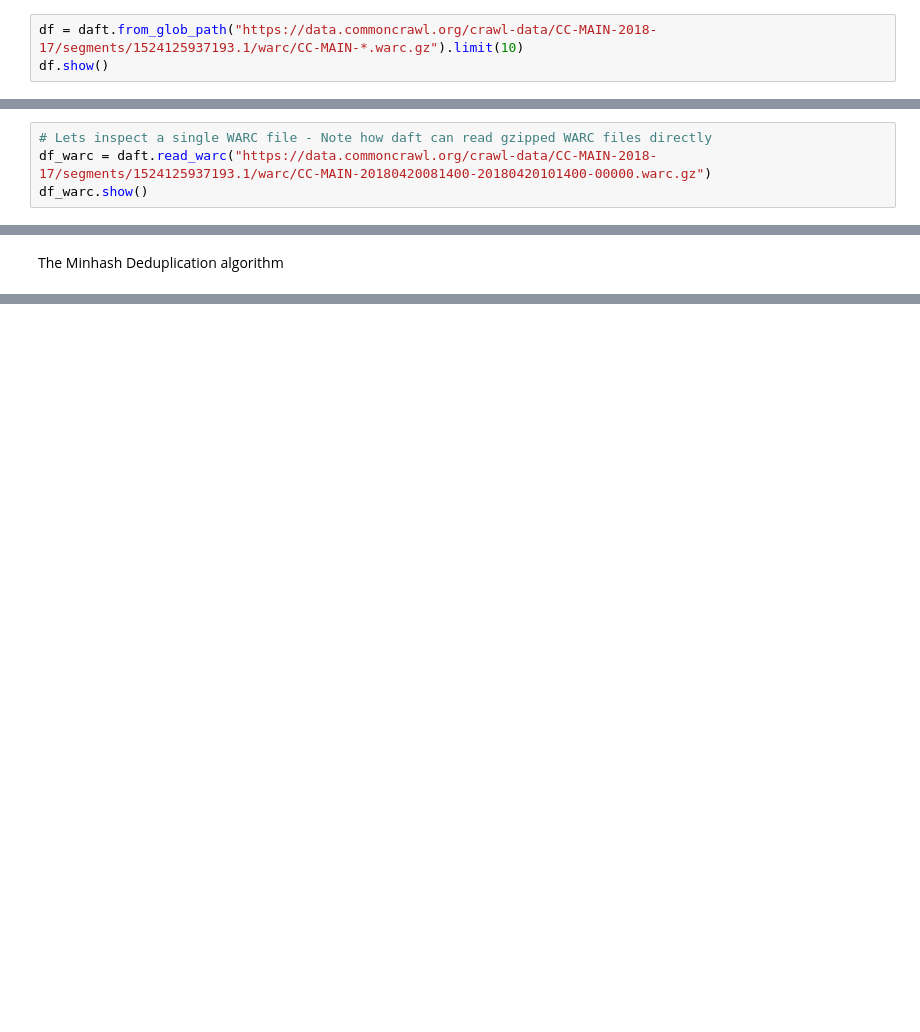
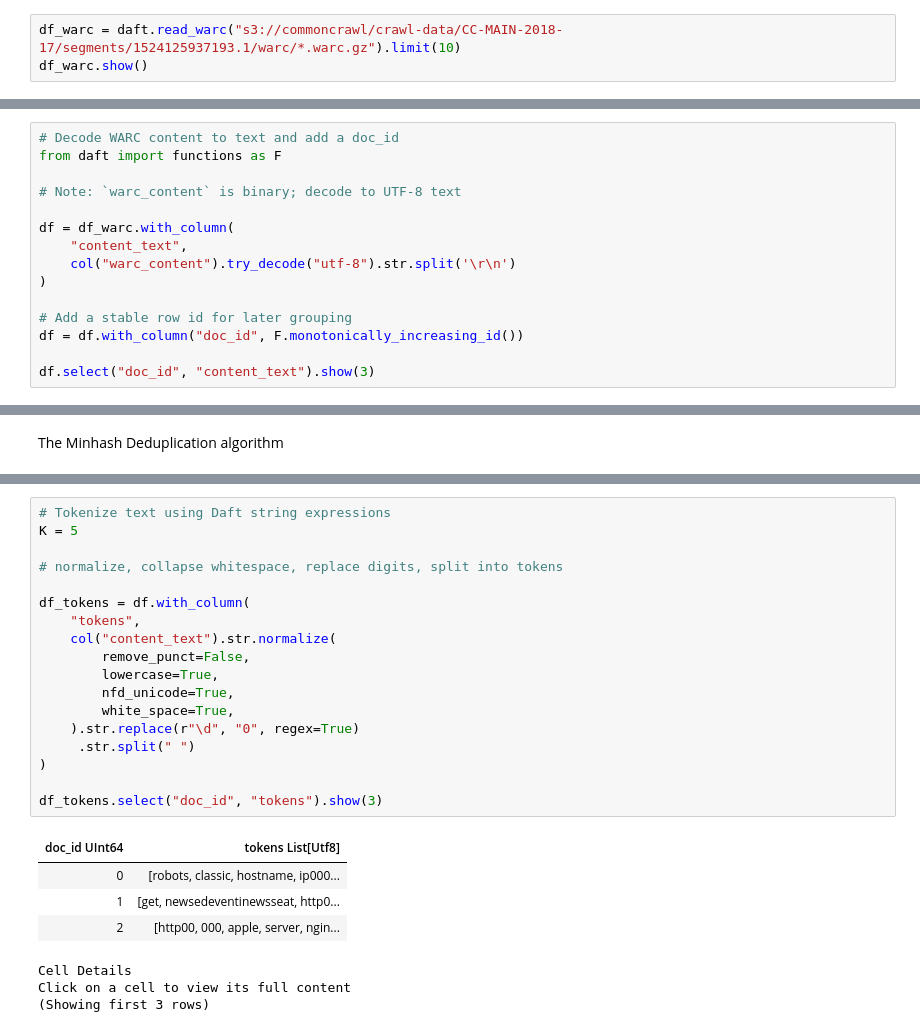
Before and after one commit to everettVT/daft-minhash-dedupe, a Jupyter notebook: workload/minhash_dedupe_common_crawl.ipynb, the cells around one changed output, grey strips where cells are left out. Saved outputs shown, nothing was run; the diff lists cells and outputs as text; blank space fills up the shorter version.

```diff
--- a/workload/minhash_dedupe_common_crawl.ipynb
+++ b/workload/minhash_dedupe_common_crawl.ipynb
@@ -22,4 +31,4 @@ io_config = IOConfig(s3=s3_config)
 # %%
-df = daft.from_glob_path("https://data.commoncrawl.org/crawl-data/CC-MAIN-2018-17/segments/1524125937193.1/warc/CC-MAIN-*.warc.gz").limit(10)
-df.show()
+df_warc = daft.read_warc("s3://commoncrawl/crawl-data/CC-MAIN-2018-17/segments/1524125937193.1/warc/*.warc.gz").limit(10)
+df_warc.show()
 # %% [output]
@@ -27,4 +46,0 @@ FileNotFoundError: No files found at https://data.commoncrawl.org/crawl-data/CC-
-# %%
-# Lets inspect a single WARC file - Note how daft can read gzipped WARC files directly
-df_warc = daft.read_warc("https://data.commoncrawl.org/crawl-data/CC-MAIN-2018-17/segments/1524125937193.1/warc/CC-MAIN-20180420081400-20180420101400-00000.warc.gz")
-df_warc.show()
@@ -43,0 +55,15 @@ Click on a cell to view its full content
+# %%
+# Decode WARC content to text and add a doc_id
+from daft import functions as F
+
+# Note: `warc_content` is binary; decode to UTF-8 text
+
+df = df_warc.with_column(
+    "content_text",
+    col("warc_content").try_decode("utf-8").str.split('\r\n')
+)
+
+# Add a stable row id for later grouping
+df = df.with_column("doc_id", F.monotonically_increasing_id())
+
+df.select("doc_id", "content_text").show(3)
@@ -45,0 +134,26 @@ The Minhash Deduplication algorithm
+# %%
+# Tokenize text using Daft string expressions
+K = 5
+
+# normalize, collapse whitespace, replace digits, split into tokens
+
+df_tokens = df.with_column(
+    "tokens",
+    col("content_text").str.normalize(
+        remove_punct=False,
+        lowercase=True,
+        nfd_unicode=True,
+        white_space=True,
+    ).str.replace(r"\d", "0", regex=True)
+     .str.split(" ")
+)
+
+df_tokens.select("doc_id", "tokens").show(3)
+# %% [output]
+| doc_id UInt64 | tokens List[Utf8] |
+| 0 | [robots, classic, hostname, ip000... |
+| 1 | [get, newsedeventinewsseat, http0... |
+| 2 | [http00, 000, apple, server, ngin... |
+Cell Details
+Click on a cell to view its full content
+(Showing first 3 rows)
```
Also changed, not shown: parts of 15 cells of this notebook, 5 other files.
